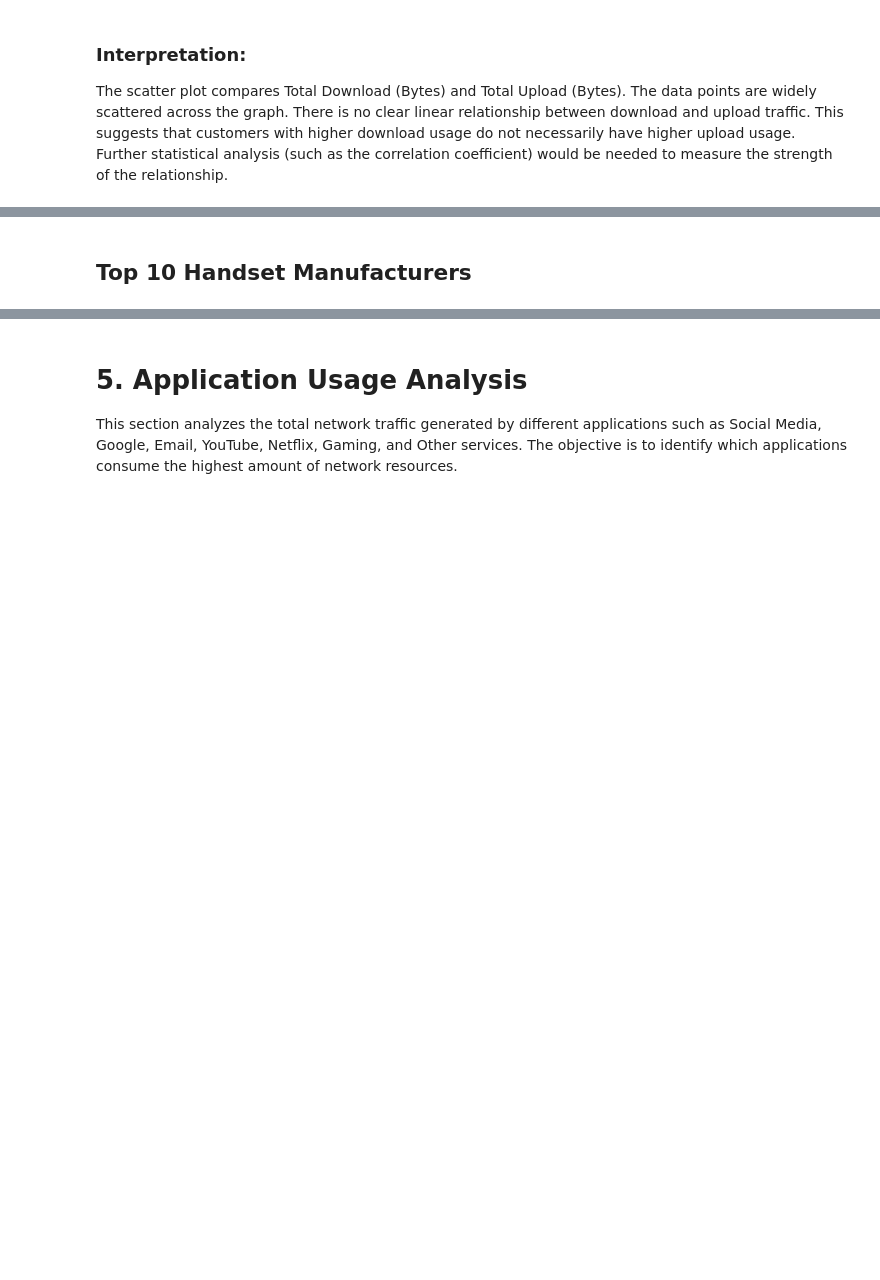
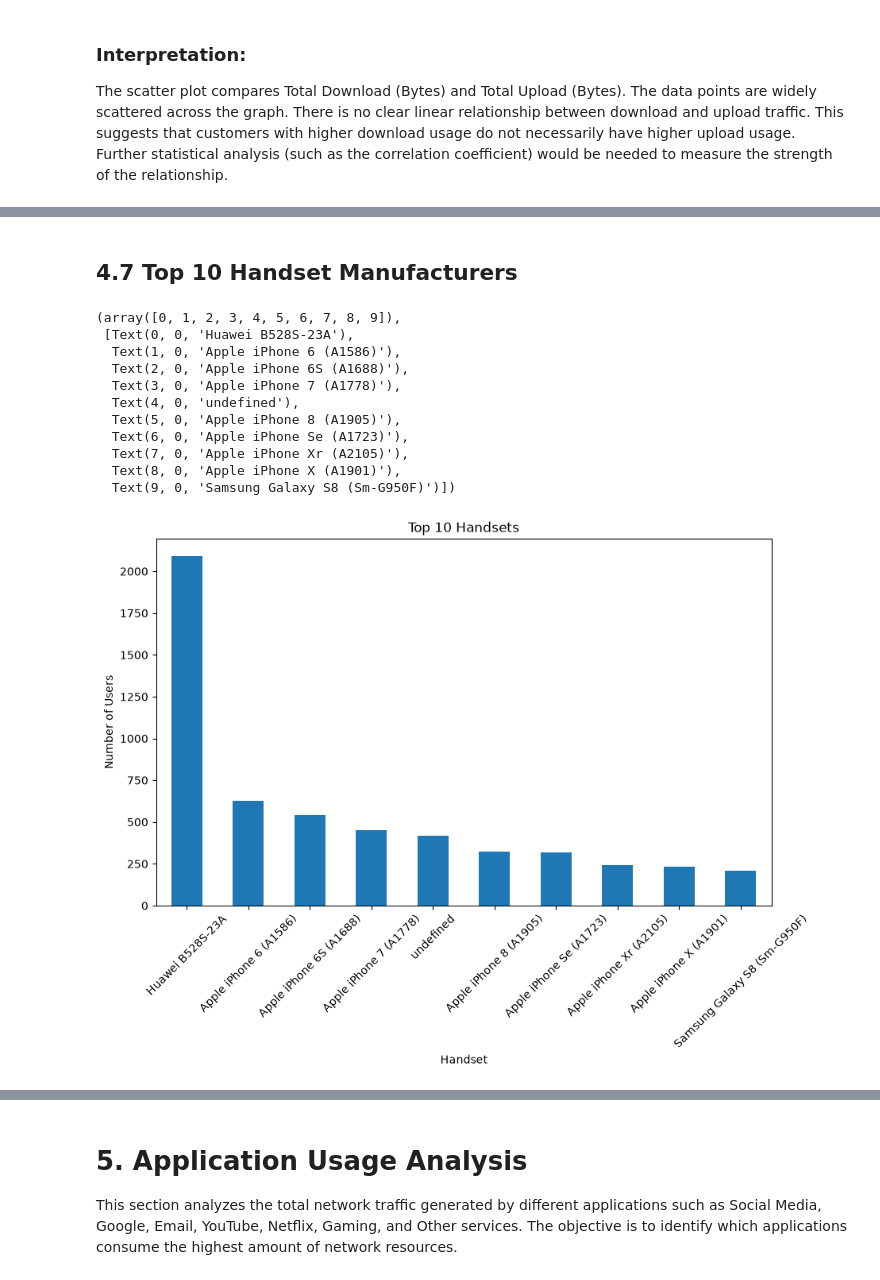
Before and after one commit to ankitamohanty153010-cmyk/Telecom-Customer-Analytics, a Jupyter notebook: TELECOM.ipynb, the cells around one changed output, grey strips where cells are left out. Drawn from its saved outputs; the diff is of its cells as text; code cells hidden in the pictures; blank space fills up the shorter version.

Commit message:
Updated telecom customer analytics project

```diff
--- a/TELECOM.ipynb
+++ b/TELECOM.ipynb
@@ -279,19 +449,31 @@ top_manufacturers
 # %% [markdown]
-## Top 10 Handset Manufacturers
+## 4.7 Top 10 Handset Manufacturers
 # %%
 import matplotlib.pyplot as plt
 
-top_manufacturers = telecom_clean['Handset Manufacturer'].value_counts().head(10)
+top_handsets = telecom_clean['Handset Type'].value_counts().head(10)
 
 plt.figure(figsize=(10,6))
-top_manufacturers.plot(kind='bar')
 
-plt.title("Top 10 Handset Manufacturers")
-plt.xlabel("Manufacturer")
-plt.ylabel("Number of Users")
+top_handsets.plot(kind='bar')
+
+plt.title('Top 10 Handsets')
+plt.xlabel('Handset')
+plt.ylabel('Number of Users')
 plt.xticks(rotation=45)
-
-plt.show()
+# %% [output]
+(array([0, 1, 2, 3, 4, 5, 6, 7, 8, 9]),
+ [Text(0, 0, 'Huawei B528S-23A'),
+  Text(1, 0, 'Apple iPhone 6 (A1586)'),
+  Text(2, 0, 'Apple iPhone 6S (A1688)'),
+  Text(3, 0, 'Apple iPhone 7 (A1778)'),
+  Text(4, 0, 'undefined'),
+  Text(5, 0, 'Apple iPhone 8 (A1905)'),
+  Text(6, 0, 'Apple iPhone Se (A1723)'),
+  Text(7, 0, 'Apple iPhone Xr (A2105)'),
+  Text(8, 0, 'Apple iPhone X (A1901)'),
+  Text(9, 0, 'Samsung Galaxy S8 (Sm-G950F)')])
+[figure, added]
 # %% [markdown]
 ### Interpretation:
 
```
Also changed, not shown: parts of 28 cells of this notebook.
